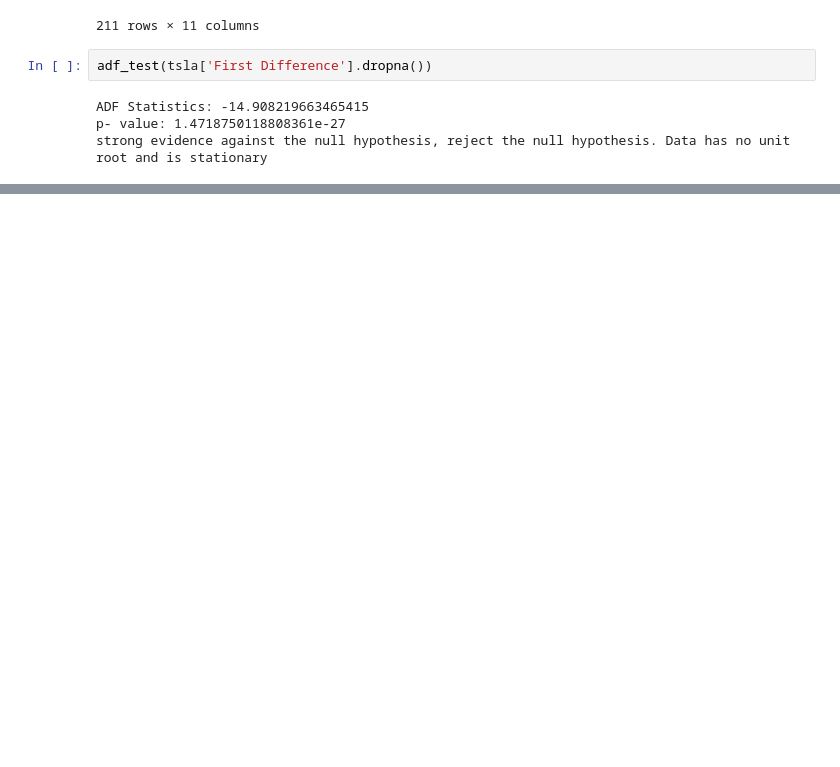
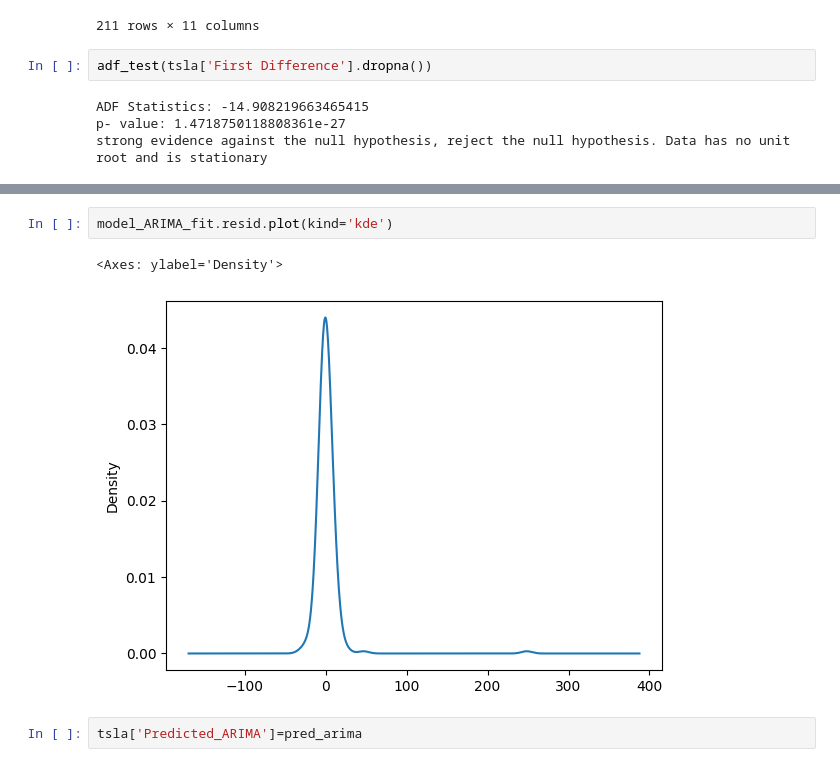
Before and after one commit to PatilDivya-10/local, a Jupyter notebook: TSLA_ActualndPredict.ipynb, the cells around one changed output, grey strips where cells are left out. Drawn from its saved outputs; the diff is of its cells as text; blank space fills up the shorter version.

```diff
--- a/TSLA_ActualndPredict.ipynb
+++ b/TSLA_ActualndPredict.ipynb
@@ -174,0 +231,7 @@ strong evidence against the null hypothesis, reject the null hypothesis. Data ha
+# %%
+model_ARIMA_fit.resid.plot(kind='kde')
+# %% [output]
+<Axes: ylabel='Density'>
+[figure, added]
+# %%
+tsla['Predicted_ARIMA']=pred_arima
```
Also changed, not shown: parts of 12 cells of this notebook.
